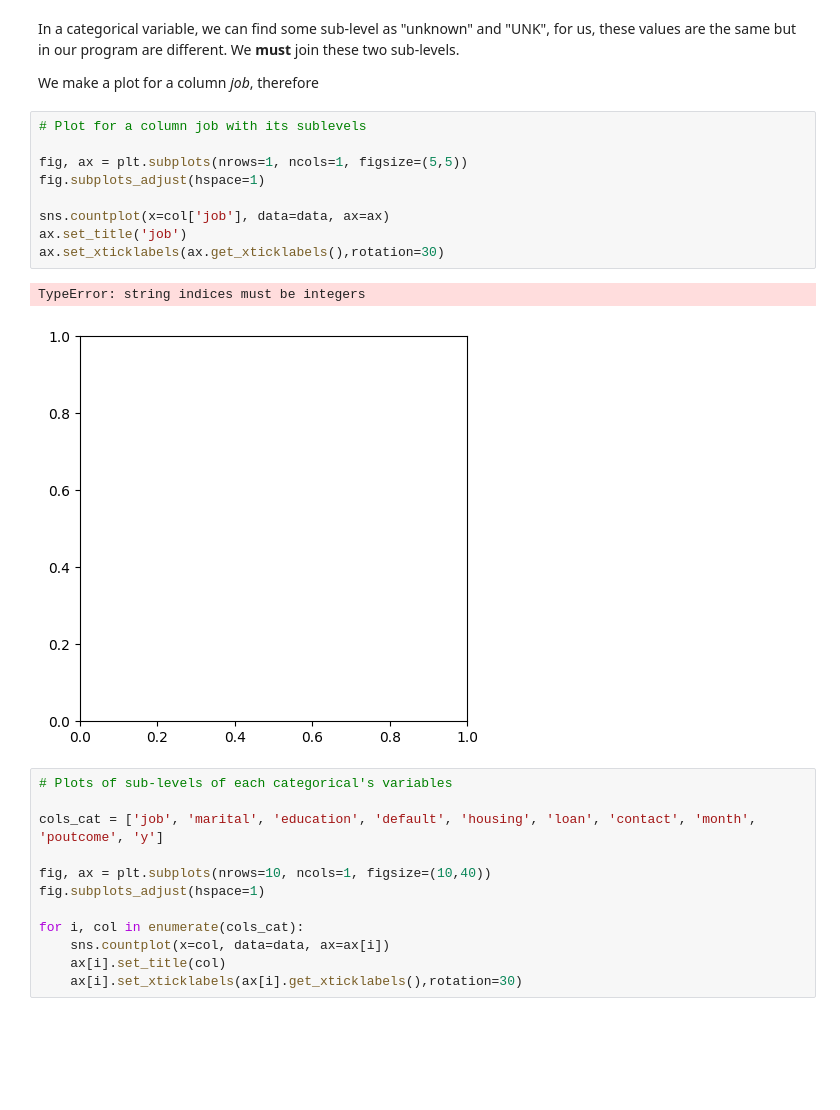
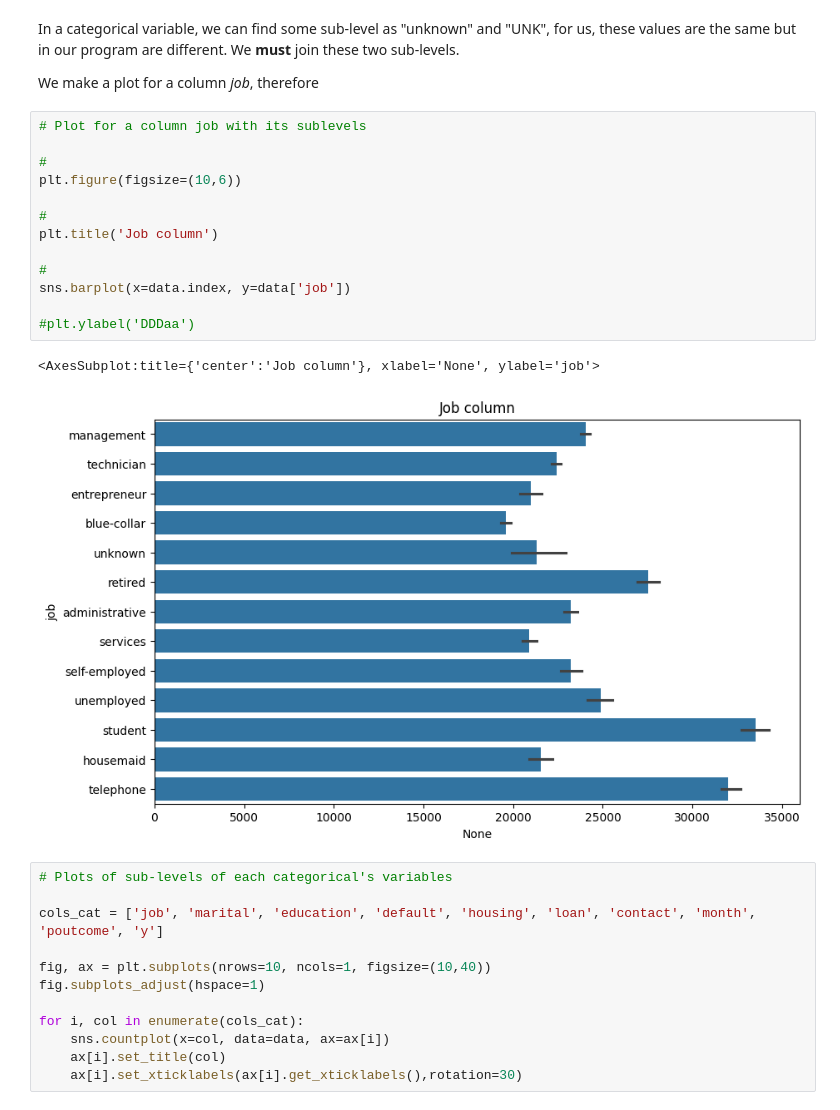
Before and after one commit to MarioSolisB/Profile_of_a_bank_coustomer, a Jupyter notebook: Cleaning_data.ipynb, the cells around one changed output. Drawn from its saved outputs; the diff is of its cells as text; blank space fills up the shorter version.

```diff
--- a/Cleaning_data.ipynb
+++ b/Cleaning_data.ipynb
@@ -321,18 +321,22 @@ Size of the dataset after eliminate the rows of previous: (45189, 17)
 In a categorical variable, we can find some sub-level as "unknown" and "UNK", for us, these values are the same but in our program are different. We **must** join these two sub-levels.
 
 We make a plot for a column *job*, therefore
-# %%
-# Plot for a column job with its sublevels
-
-fig, ax = plt.subplots(nrows=1, ncols=1, figsize=(5,5))
-fig.subplots_adjust(hspace=1)
-
-sns.countplot(x=col['job'], data=data, ax=ax)
-ax.set_title('job')
-ax.set_xticklabels(ax.get_xticklabels(),rotation=30)
-# %% [output]
-TypeError: string indices must be integers
-[figure, removed]
+# %%
+# Plot for a column job with its sublevels
+
+#
+plt.figure(figsize=(10,6))
+
+#
+plt.title('Job column')
+
+#
+sns.barplot(x=data.index, y=data['job'])
+
+#plt.ylabel('DDDaa')
+# %% [output]
+<AxesSubplot:title={'center':'Job column'}, xlabel='None', ylabel='job'>
+[figure, added]
 # %%
 # Plots of sub-levels of each categorical's variables
 
```
